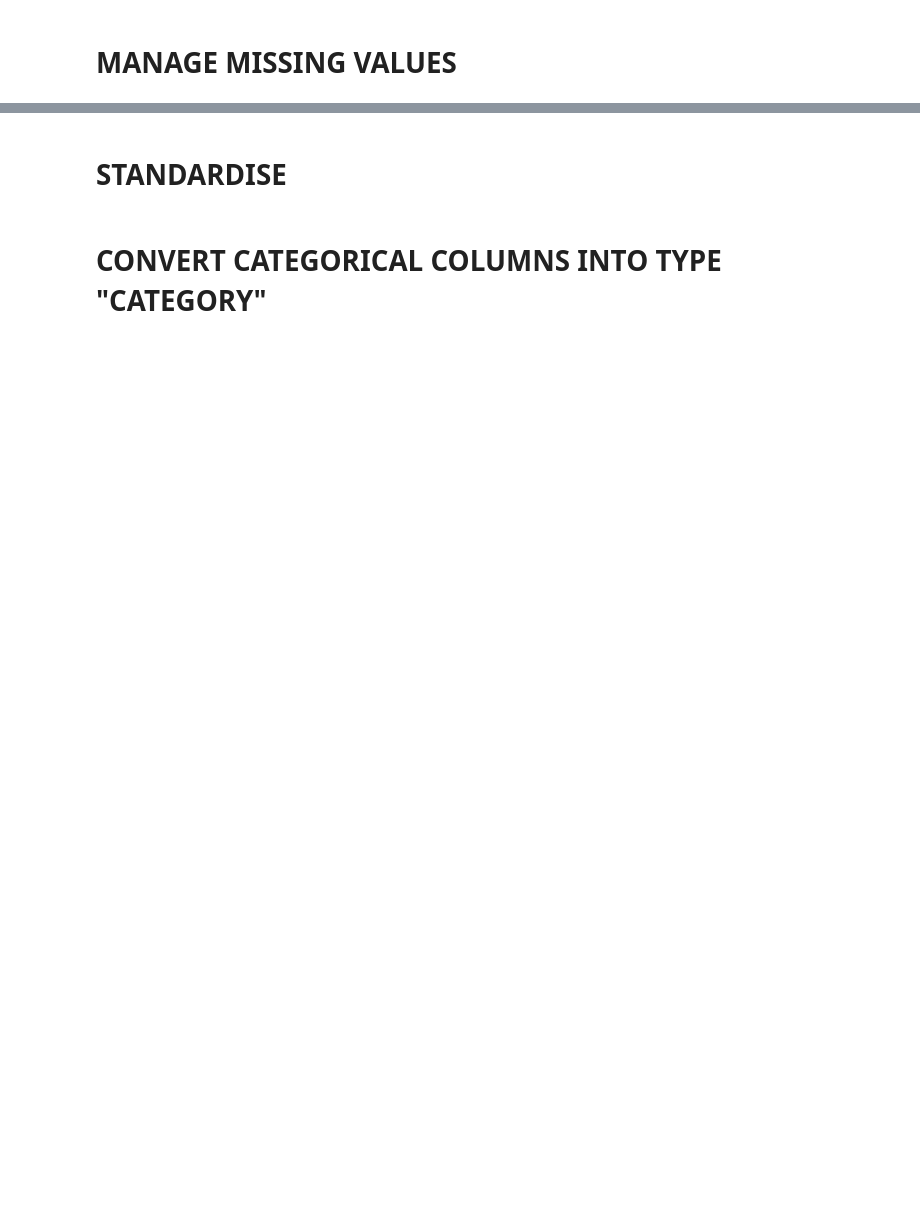
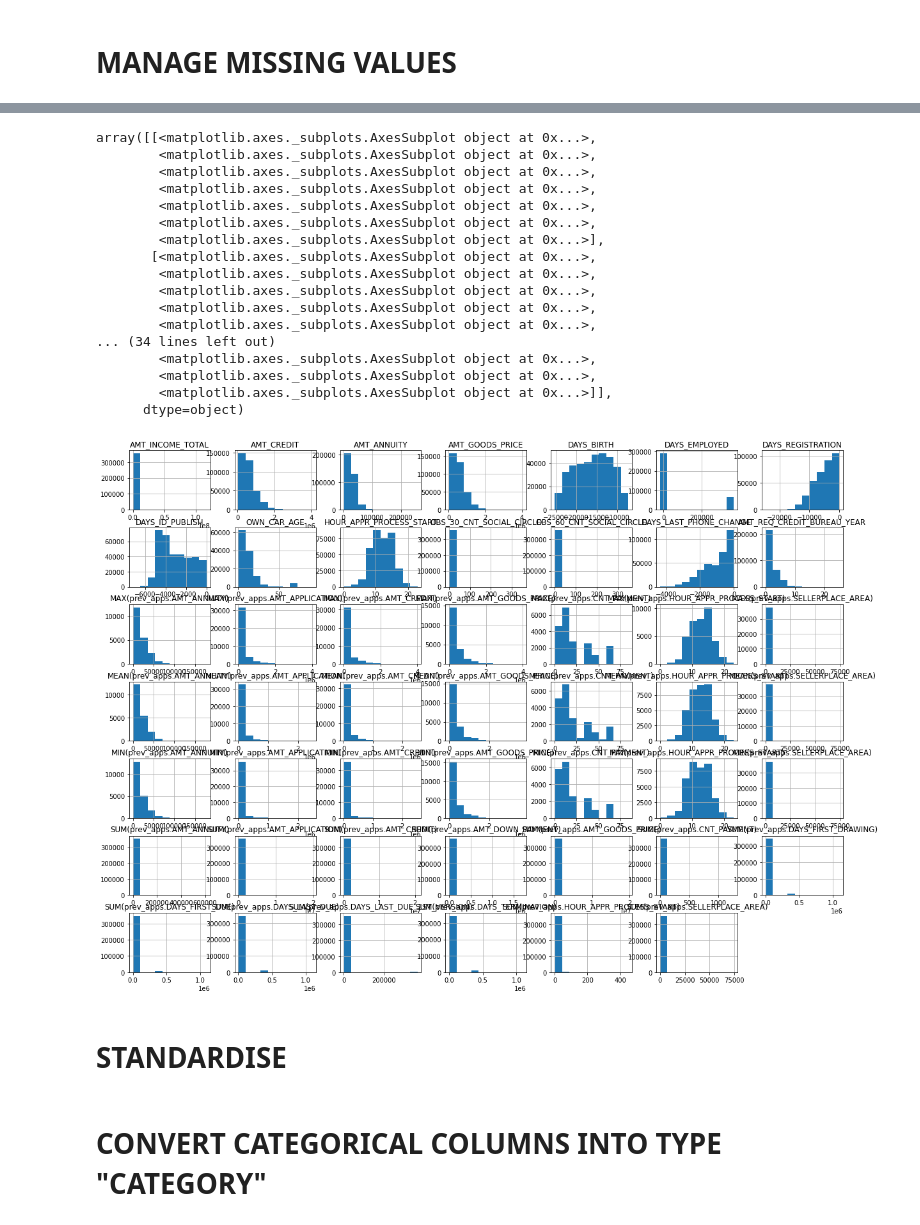
Before and after one commit to robertocommit/neural, a Jupyter notebook: Home_Credit_Default_Risk.ipynb, the cells around one changed output, grey strips where cells are left out. Cells and saved outputs as stored; diff of their text form; code cells hidden in the pictures; blank space fills up the shorter version.

```diff
--- a/Home_Credit_Default_Risk.ipynb
+++ b/Home_Credit_Default_Risk.ipynb
@@ -263,2 +303,16 @@ smart_overview(df)
 # %% [markdown]
 # MANAGE MISSING VALUES
+# %%
+numerical_columns = list(fm.select_dtypes(include=[np.int64, np.float64]).columns)
+categorical_columns = list(fm.select_dtypes(include=[np.object]).columns)
+# %%
+def variance_threshold_select(df, thresh):
+  df1 = df.copy(deep=True)
+  selector = VarianceThreshold(thresh)
+  selector.fit(df1)
+  df2 = df.loc[:,selector.get_support(indices=False)]
+  return df2
+# %%
+df = variance_threshold_select(fm[numerical_columns], 0.99)
+# %%
+df = df.join(fm[categorical_columns])
@@ -264,0 +353,21 @@ smart_overview(df)
+# %%
+df.hist(figsize=(20,15))
+# %% [output]
+array([[<matplotlib.axes._subplots.AxesSubplot object at 0x...>,
+        <matplotlib.axes._subplots.AxesSubplot object at 0x...>,
+        <matplotlib.axes._subplots.AxesSubplot object at 0x...>,
+        <matplotlib.axes._subplots.AxesSubplot object at 0x...>,
+        <matplotlib.axes._subplots.AxesSubplot object at 0x...>,
+        <matplotlib.axes._subplots.AxesSubplot object at 0x...>,
+        <matplotlib.axes._subplots.AxesSubplot object at 0x...>],
+       [<matplotlib.axes._subplots.AxesSubplot object at 0x...>,
+        <matplotlib.axes._subplots.AxesSubplot object at 0x...>,
+        <matplotlib.axes._subplots.AxesSubplot object at 0x...>,
+        <matplotlib.axes._subplots.AxesSubplot object at 0x...>,
+        <matplotlib.axes._subplots.AxesSubplot object at 0x...>,
+... (34 lines left out)
+        <matplotlib.axes._subplots.AxesSubplot object at 0x...>,
+        <matplotlib.axes._subplots.AxesSubplot object at 0x...>,
+        <matplotlib.axes._subplots.AxesSubplot object at 0x...>]],
+      dtype=object)
+[figure, added]
```
Also changed, not shown: parts of 37 cells of this notebook.
